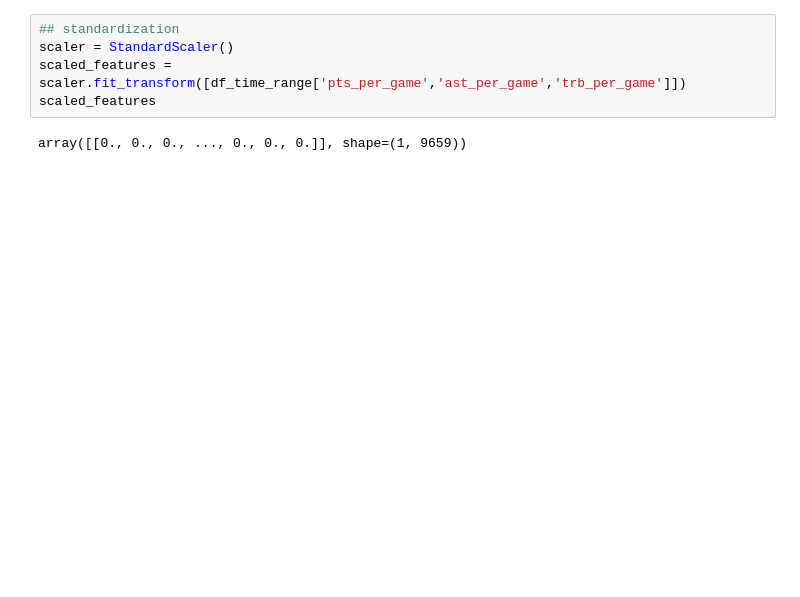
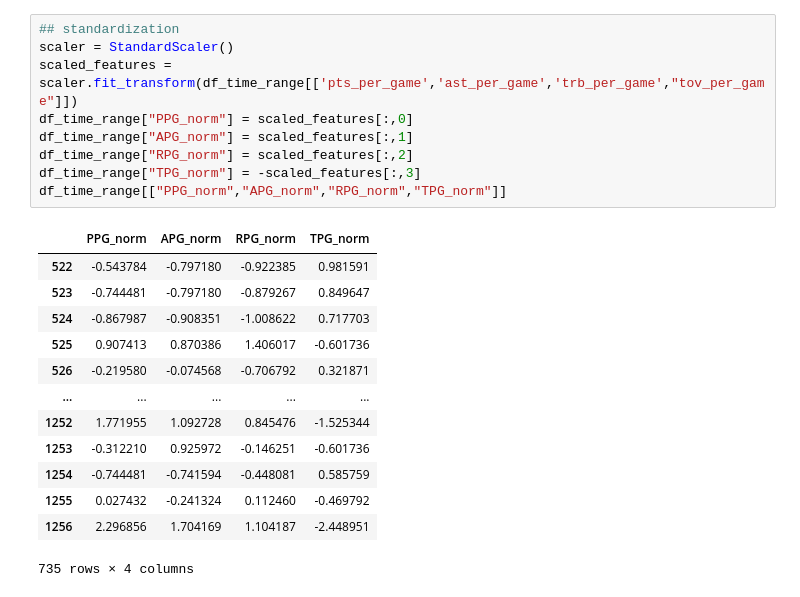
Before and after one commit to DONaldma0326/NBA_stat_analysis, a Jupyter notebook: notebook.ipynb, the cells around one changed output. Drawn from its saved outputs; the diff is of its cells as text; blank space fills up the shorter version.

```diff
--- a/notebook.ipynb
+++ b/notebook.ipynb
@@ -34,7 +35,23 @@ df_time_range
 # %%
 ## standardization
 scaler = StandardScaler()
-scaled_features = scaler.fit_transform([df_time_range['pts_per_game','ast_per_game','trb_per_game']])
-scaled_features
+scaled_features = scaler.fit_transform(df_time_range[['pts_per_game','ast_per_game','trb_per_game',"tov_per_game"]])
+df_time_range["PPG_norm"] = scaled_features[:,0]
+df_time_range["APG_norm"] = scaled_features[:,1]
+df_time_range["RPG_norm"] = scaled_features[:,2]
+df_time_range["TPG_norm"] = -scaled_features[:,3]
+df_time_range[["PPG_norm","APG_norm","RPG_norm","TPG_norm"]]
 # %% [output]
+|  | PPG_norm | APG_norm | RPG_norm | TPG_norm |
+| 522 | -0.543784 | -0.797180 | -0.922385 | 0.981591 |
+| 523 | -0.744481 | -0.797180 | -0.879267 | 0.849647 |
+| 524 | -0.867987 | -0.908351 | -1.008622 | 0.717703 |
+| 525 | 0.907413 | 0.870386 | 1.406017 | -0.601736 |
+| 526 | -0.219580 | -0.074568 | -0.706792 | 0.321871 |
+| ... | ... | ... | ... | ... |
+| 1252 | 1.771955 | 1.092728 | 0.845476 | -1.525344 |
+| 1253 | -0.312210 | 0.925972 | -0.146251 | -0.601736 |
+| 1254 | -0.744481 | -0.741594 | -0.448081 | 0.585759 |
+| 1255 | 0.027432 | -0.241324 | 0.112460 | -0.469792 |
+| 1256 | 2.296856 | 1.704169 | 1.104187 | -2.448951 |
-array([[0., 0., 0., ..., 0., 0., 0.]], shape=(1, 9659))
+735 rows × 4 columns
```
Also changed, not shown: parts of 6 cells of this notebook, 1 other file.
